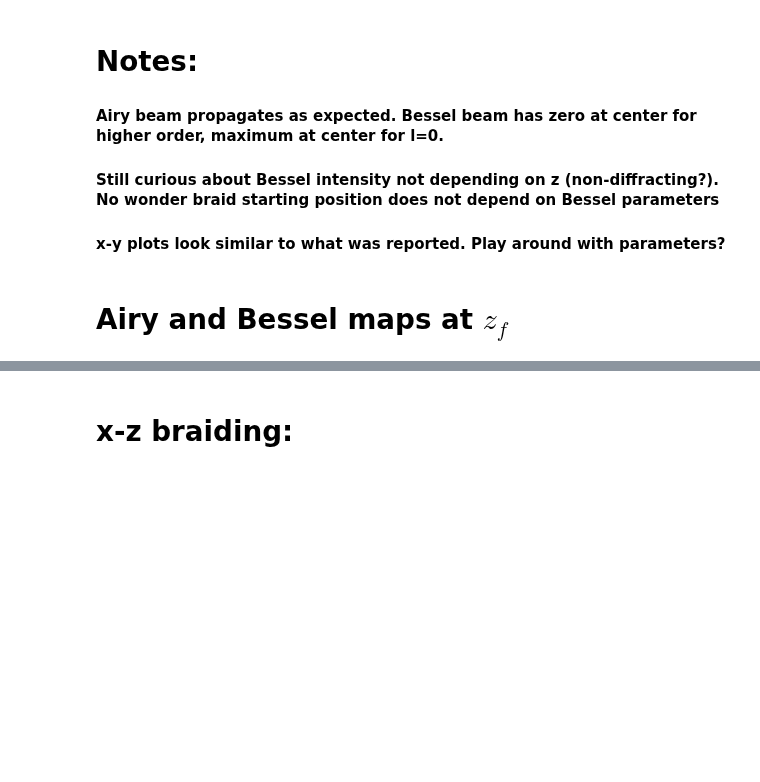
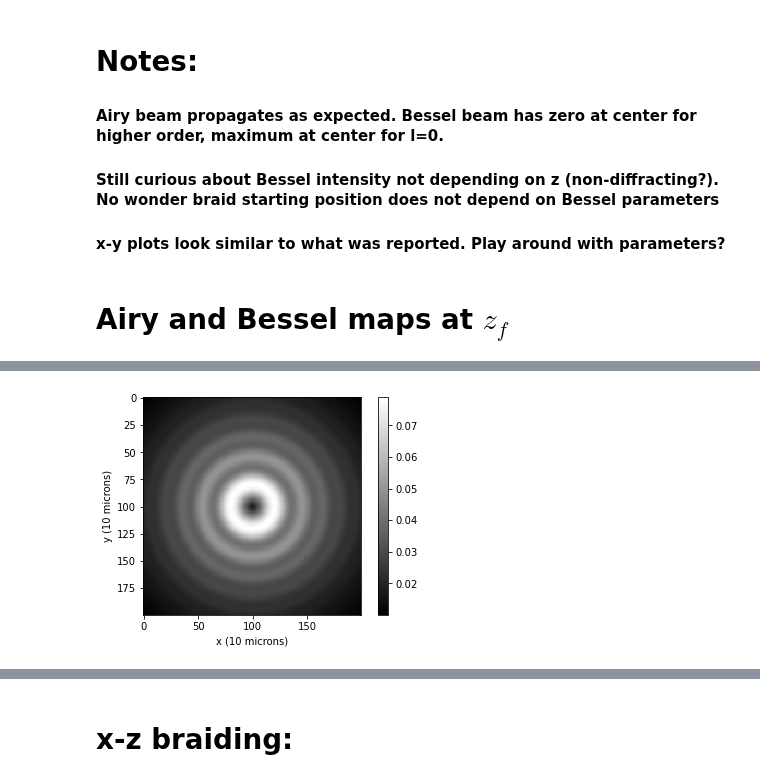
Before and after one commit to jabacousnac/Grier-Lab-Code, a Jupyter notebook: Axial_braiding.ipynb, the cells around one changed output, grey strips where cells are left out. Cells and saved outputs as stored; diff of their text form; code cells hidden in the pictures; blank space fills up the shorter version.

```diff
--- a/Axial_braiding.ipynb
+++ b/Axial_braiding.ipynb
@@ -145,3 +158,7 @@ Airy_transverse_map(0.38)
+# %%
+Airy_transverse_map(0.32)
+# %% [output]
+[figure, added]
 # %%
 Bessel_transverse_map(0.38)
 # %% [output]
```
Also changed, not shown: parts of 9 cells of this notebook.
